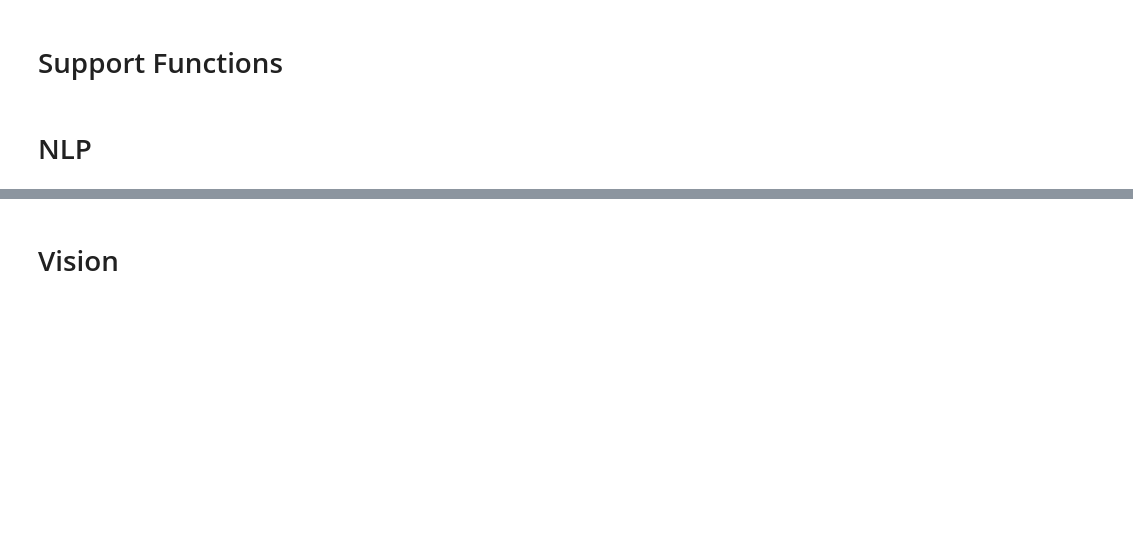
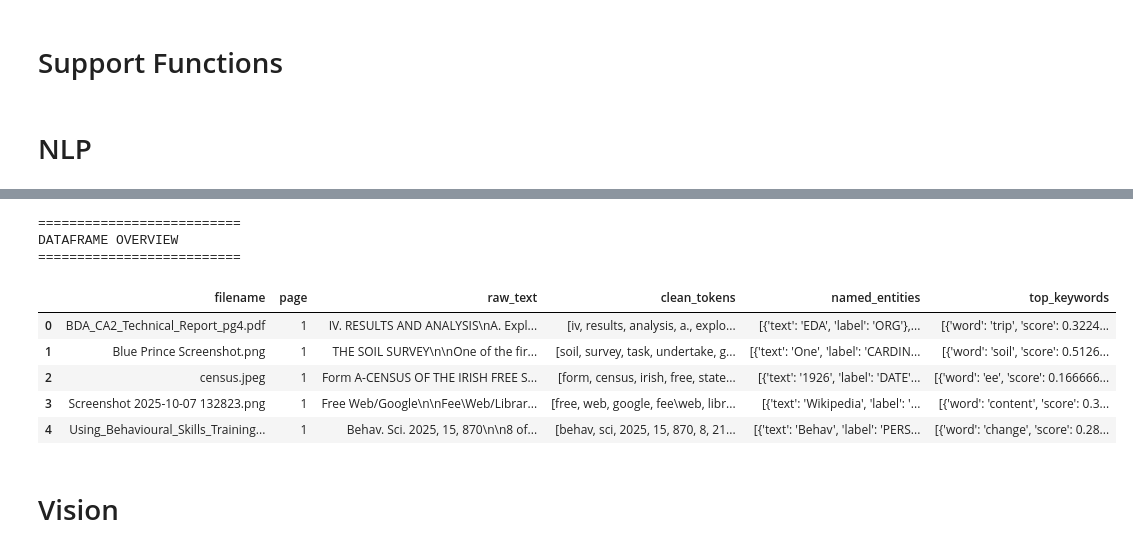
Before and after one commit to ATU-BDAAI/ca2-assignment-Plib, a Jupyter notebook: CA2_Template.ipynb, the cells around one changed output, grey strips where cells are left out. Cells and saved outputs as stored; diff of their text form; code cells hidden in the pictures; blank space fills up the shorter version.

```diff
--- a/CA2_Template.ipynb
+++ b/CA2_Template.ipynb
@@ -359,3 +346,22 @@ print("\nResults exported to blueprince_results.json")
+# %%
+# Save to Dataframe
+results_df = pd.DataFrame(all_results)
+
+print("\n==========================")
+print("DATAFRAME OVERVIEW")
+print("==========================")
+
+display(results_df.head())
+# %% [output]
+==========================
+DATAFRAME OVERVIEW
+==========================
+|  | filename | page | raw_text | clean_tokens | named_entities | top_keywords |
+| 0 | BDA_CA2_Technical_Report_pg4.pdf | 1 | IV. RESULTS AND ANALYSIS\nA. Expl... | [iv, results, analysis, a., explo... | [{'text': 'EDA', 'label': 'ORG'},... | [{'word': 'trip', 'score': 0.3224... |
+| 1 | Blue Prince Screenshot.png | 1 | THE SOIL SURVEY\n\nOne of the fir... | [soil, survey, task, undertake, g... | [{'text': 'One', 'label': 'CARDIN... | [{'word': 'soil', 'score': 0.5126... |
+| 2 | census.jpeg | 1 | Form A-CENSUS OF THE IRISH FREE S... | [form, census, irish, free, state... | [{'text': '1926', 'label': 'DATE'... | [{'word': 'ee', 'score': 0.166666... |
+| 3 | Screenshot 2025-10-07 132823.png | 1 | Free Web/Google\n\nFee\Web/Librar... | [free, web, google, fee\web, libr... | [{'text': 'Wikipedia', 'label': '... | [{'word': 'content', 'score': 0.3... |
+| 4 | Using_Behavioural_Skills_Training... | 1 | Behav. Sci. 2025, 15, 870\n\n8 of... | [behav, sci, 2025, 15, 870, 8, 21... | [{'text': 'Behav', 'label': 'PERS... | [{'word': 'change', 'score': 0.28... |
 # %% [markdown]
 # Vision
 # %% [markdown]
```
Also changed, not shown: parts of 17 cells of this notebook, 14 other files.
